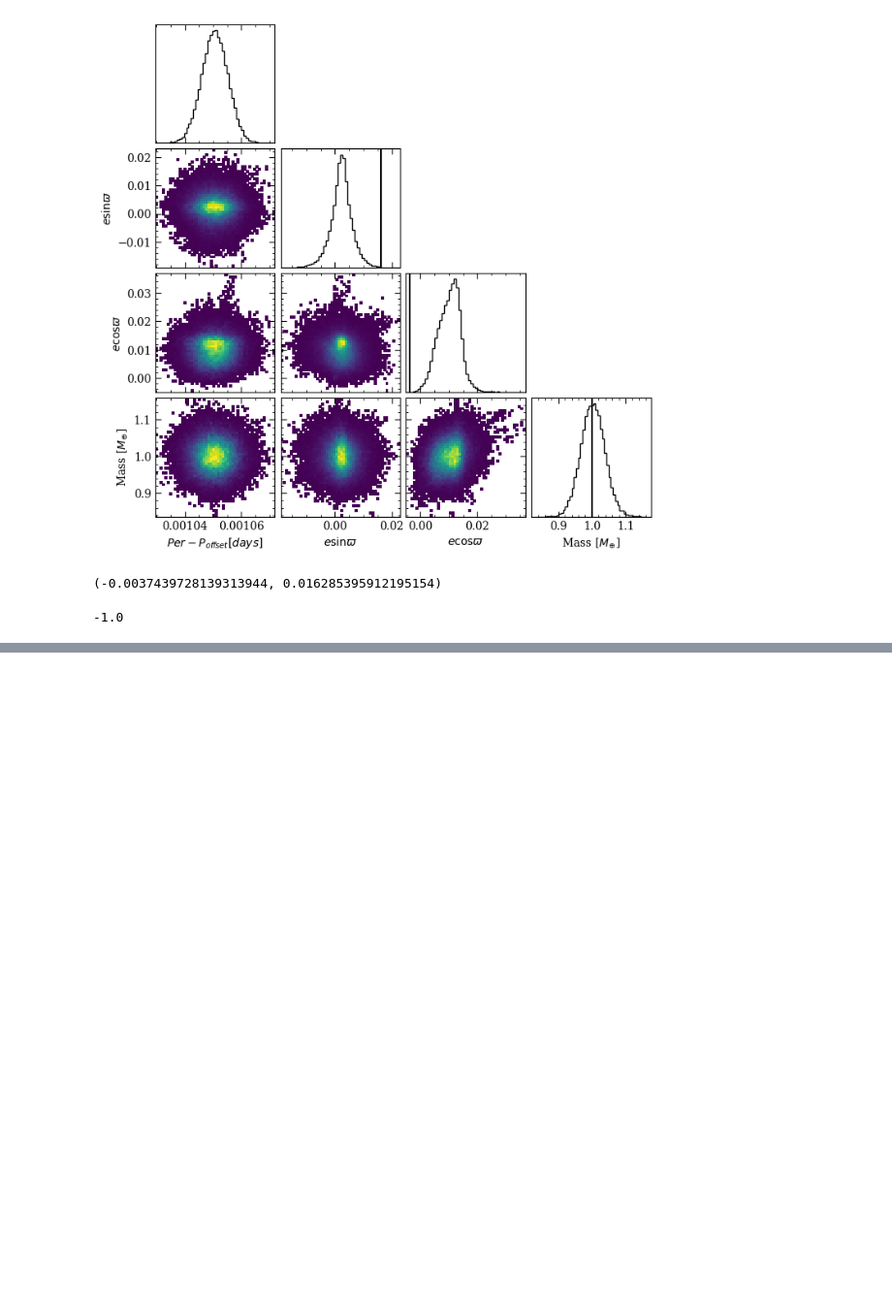
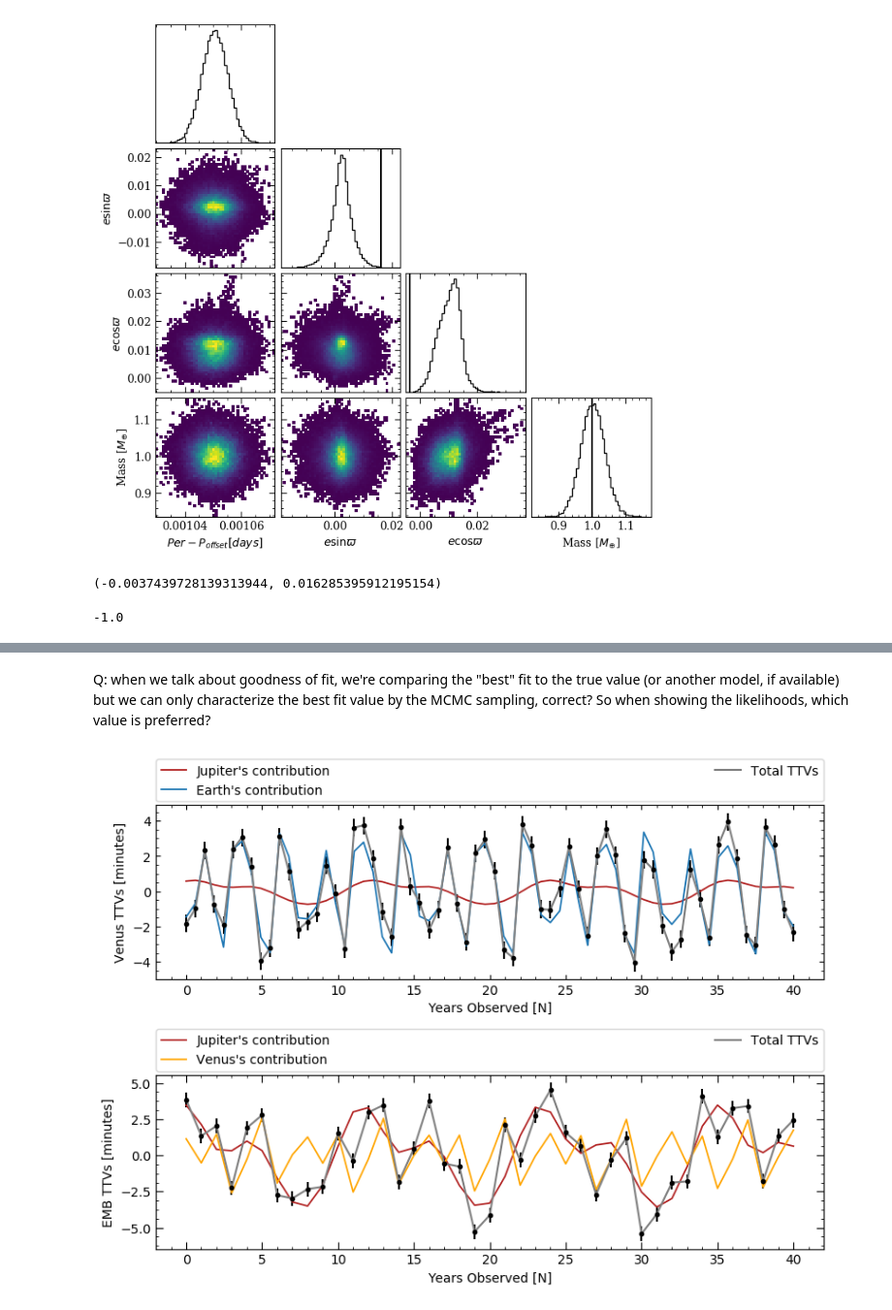
Before and after one commit to bmlindor/ttv_ss, a Jupyter notebook: plots.ipynb, the cells around one changed output, grey strips where cells are left out. Shown at 97% size. Cells and saved outputs as stored; diff of their text form; code cells hidden in the pictures; blank space fills up the shorter version.

```diff
--- a/plots.ipynb
+++ b/plots.ipynb
@@ -251,0 +197,8 @@ cos(pi)
+# %% [markdown]
+Q: when we talk about goodness of fit, we're comparing the "best" fit to the true value (or another model, if available) but we can only characterize the best fit value by the MCMC sampling, correct? So when showing the likelihoods, which value is preferred?
+# %%
+include("plot_ttvs.jl")
+plot_ttvs(f)
+# savefig("IMAGES/EMBttvs.eps")
+# %% [output]
+[figure, added]
```
Also changed, not shown: parts of 15 cells of this notebook, 18 other files.
